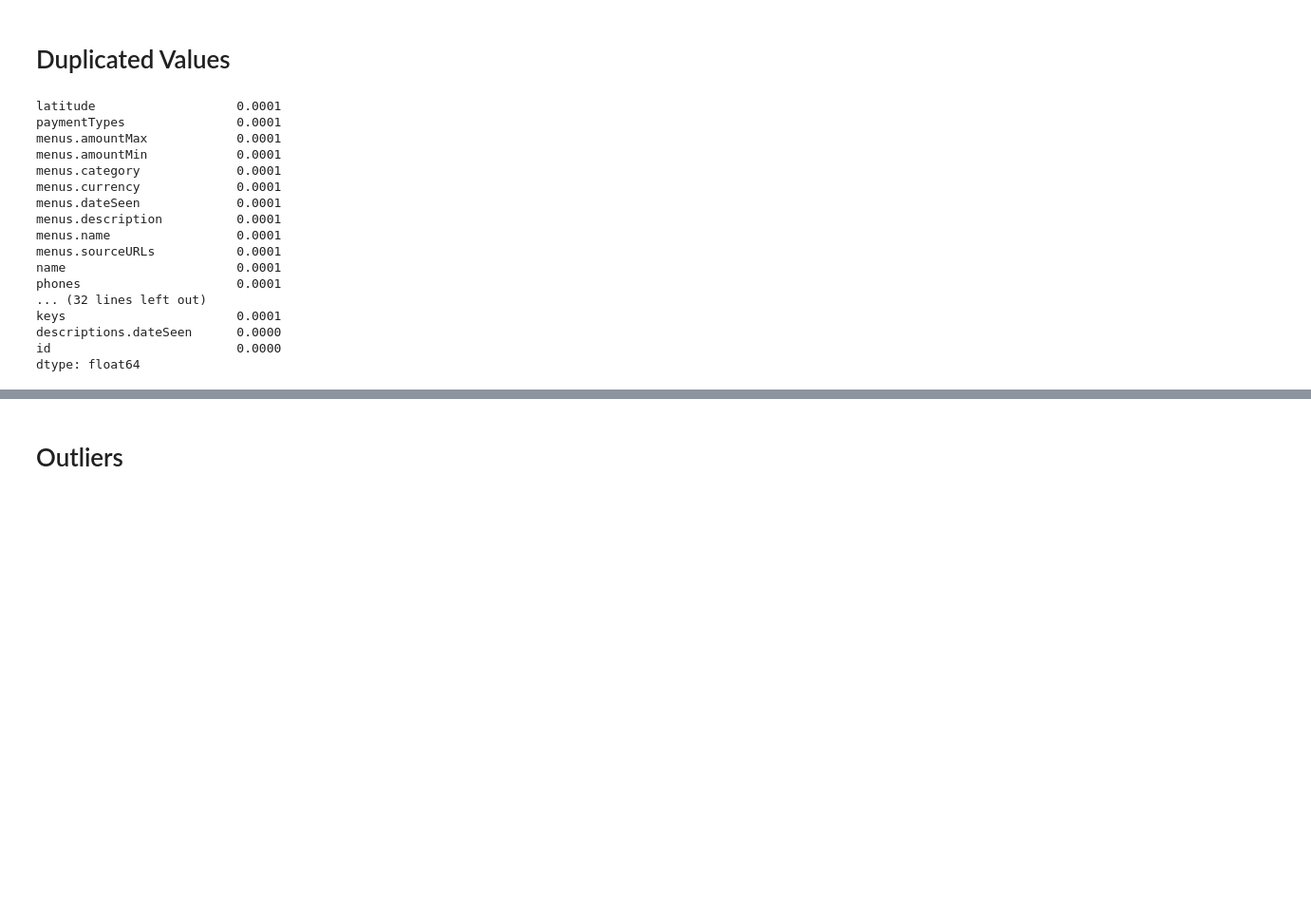
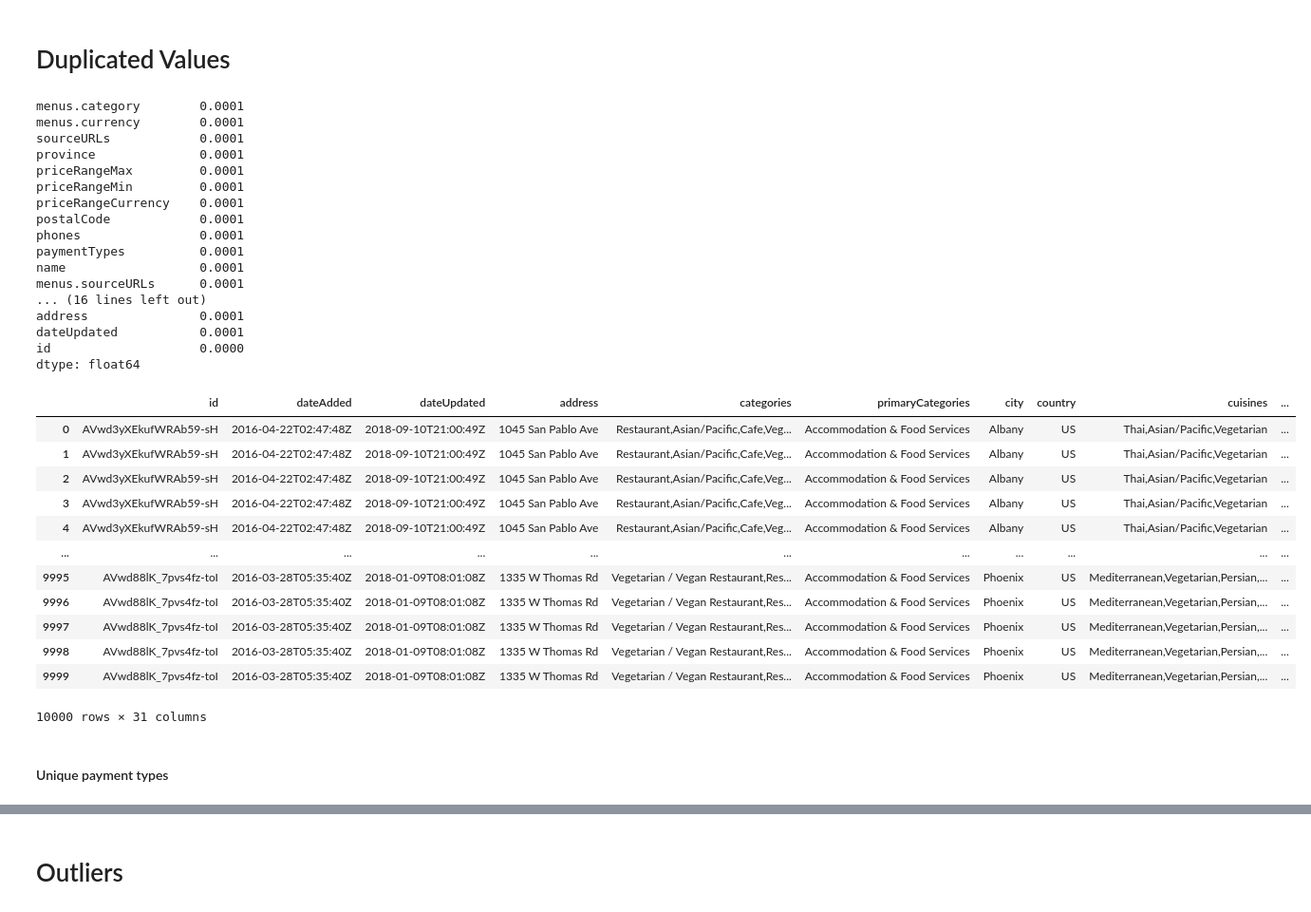
Before and after one commit to Jhonisnotreal/Vegan-Restaurants, a Jupyter notebook: EDA.ipynb, the cells around one changed output, grey strips where cells are left out. Shown at 95% size. Cells and saved outputs as stored; diff of their text form; code cells hidden in the pictures; blank space fills up the shorter version.

```diff
--- a/EDA.ipynb
+++ b/EDA.ipynb
@@ -105,0 +176,11 @@ dtype: float64
+# %%
+dataframe.drop('imageURLs', axis=1, inplace=True)
+# %%
+dataframe['paymentTypes'].fillna('No data', inplace=True)
+dataframe['menus.description'].fillna('No data', inplace=True)
+dataframe['menus.category'].fillna('No data', inplace=True)
+dataframe['priceRangeMax'].fillna(0, inplace=True)
+dataframe['priceRangeMin'].fillna(0, inplace=True)
+dataframe['priceRangeCurrency'].fillna('No data', inplace=True)
+dataframe['websites'].fillna('No data', inplace=True)
+dataframe['menus.currency'].fillna('No data', inplace=True)
@@ -106,22 +193,38 @@ dtype: float64
 # %% [markdown]
 # Duplicated Values
 # %%
-(Vegan.any().duplicated() / len(Vegan)).sort_values(ascending=False)
+(dataframe.any().duplicated() / len(Vegan)).sort_values(ascending=False)
 # %% [output]
-latitude                   0.0001
-paymentTypes               0.0001
-menus.amountMax            0.0001
-menus.amountMin            0.0001
-menus.category             0.0001
-menus.currency             0.0001
-menus.dateSeen             0.0001
-menus.description          0.0001
-menus.name                 0.0001
-menus.sourceURLs           0.0001
-name                       0.0001
-phones                     0.0001
-... (32 lines left out)
-keys                       0.0001
-descriptions.dateSeen      0.0000
-id                         0.0000
+menus.category        0.0001
+menus.currency        0.0001
+sourceURLs            0.0001
+province              0.0001
+priceRangeMax         0.0001
+priceRangeMin         0.0001
+priceRangeCurrency    0.0001
+postalCode            0.0001
+phones                0.0001
+paymentTypes          0.0001
+name                  0.0001
+menus.sourceURLs      0.0001
+... (16 lines left out)
+address               0.0001
+dateUpdated           0.0001
+id                    0.0000
 dtype: float64
+# %%
+dataframe
+# %% [output]
+|  | id | dateAdded | dateUpdated | address | categories | primaryCategories | city | country | cuisines | ... |
+| 0 | AVwd3yXEkufWRAb59-sH | 2016-04-22T02:47:48Z | 2018-09-10T21:00:49Z | 1045 San Pablo Ave | Restaurant,Asian/Pacific,Cafe,Veg... | Accommodation & Food Services | Albany | US | Thai,Asian/Pacific,Vegetarian | ... |
+| 1 | AVwd3yXEkufWRAb59-sH | 2016-04-22T02:47:48Z | 2018-09-10T21:00:49Z | 1045 San Pablo Ave | Restaurant,Asian/Pacific,Cafe,Veg... | Accommodation & Food Services | Albany | US | Thai,Asian/Pacific,Vegetarian | ... |
+| 2 | AVwd3yXEkufWRAb59-sH | 2016-04-22T02:47:48Z | 2018-09-10T21:00:49Z | 1045 San Pablo Ave | Restaurant,Asian/Pacific,Cafe,Veg... | Accommodation & Food Services | Albany | US | Thai,Asian/Pacific,Vegetarian | ... |
+| 3 | AVwd3yXEkufWRAb59-sH | 2016-04-22T02:47:48Z | 2018-09-10T21:00:49Z | 1045 San Pablo Ave | Restaurant,Asian/Pacific,Cafe,Veg... | Accommodation & Food Services | Albany | US | Thai,Asian/Pacific,Vegetarian | ... |
+| 4 | AVwd3yXEkufWRAb59-sH | 2016-04-22T02:47:48Z | 2018-09-10T21:00:49Z | 1045 San Pablo Ave | Restaurant,Asian/Pacific,Cafe,Veg... | Accommodation & Food Services | Albany | US | Thai,Asian/Pacific,Vegetarian | ... |
+| ... | ... | ... | ... | ... | ... | ... | ... | ... | ... | ... |
+| 9995 | AVwd88lK_7pvs4fz-toI | 2016-03-28T05:35:40Z | 2018-01-09T08:01:08Z | 1335 W Thomas Rd | Vegetarian / Vegan Restaurant,Res... | Accommodation & Food Services | Phoenix | US | Mediterranean,Vegetarian,Persian,... | ... |
+| 9996 | AVwd88lK_7pvs4fz-toI | 2016-03-28T05:35:40Z | 2018-01-09T08:01:08Z | 1335 W Thomas Rd | Vegetarian / Vegan Restaurant,Res... | Accommodation & Food Services | Phoenix | US | Mediterranean,Vegetarian,Persian,... | ... |
+| 9997 | AVwd88lK_7pvs4fz-toI | 2016-03-28T05:35:40Z | 2018-01-09T08:01:08Z | 1335 W Thomas Rd | Vegetarian / Vegan Restaurant,Res... | Accommodation & Food Services | Phoenix | US | Mediterranean,Vegetarian,Persian,... | ... |
+| 9998 | AVwd88lK_7pvs4fz-toI | 2016-03-28T05:35:40Z | 2018-01-09T08:01:08Z | 1335 W Thomas Rd | Vegetarian / Vegan Restaurant,Res... | Accommodation & Food Services | Phoenix | US | Mediterranean,Vegetarian,Persian,... | ... |
+| 9999 | AVwd88lK_7pvs4fz-toI | 2016-03-28T05:35:40Z | 2018-01-09T08:01:08Z | 1335 W Thomas Rd | Vegetarian / Vegan Restaurant,Res... | Accommodation & Food Services | Phoenix | US | Mediterranean,Vegetarian,Persian,... | ... |
+10000 rows × 31 columns
@@ -127,0 +235,2 @@ dtype: float64
+# %% [markdown]
+#### Unique payment types
```
Also changed, not shown: parts of 29 cells of this notebook, 3 other files.
